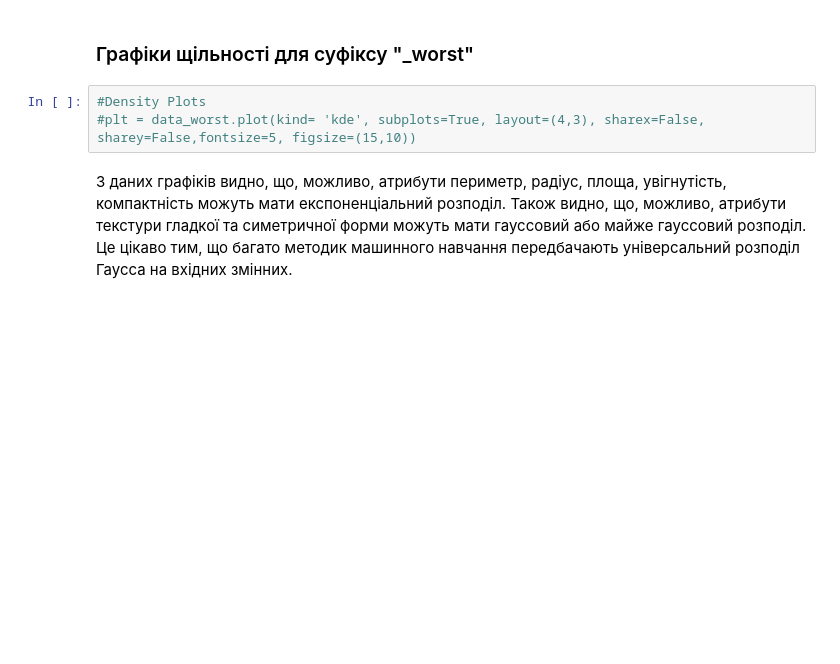
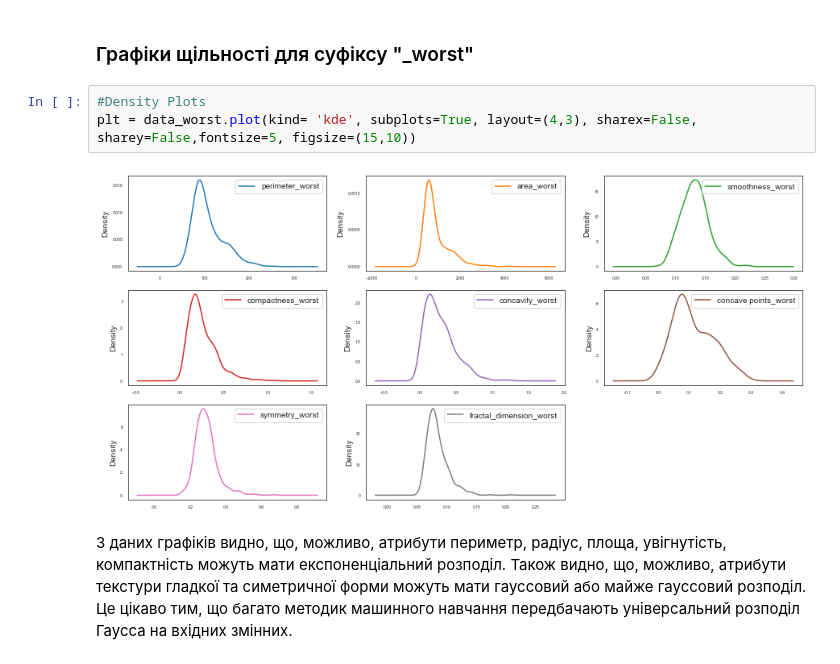
Before and after one commit to YehorDiachenko/Breast-Cancer, a Jupyter notebook: 2 Exploratory Data Analysis.ipynb, the cells around one changed output. Saved outputs shown, nothing was run; the diff lists cells and outputs as text; blank space fills up the shorter version.

```diff
--- a/2 Exploratory Data Analysis.ipynb
+++ b/2 Exploratory Data Analysis.ipynb
@@ -125,7 +185,9 @@ plt = data_mean.plot(kind= 'density', subplots=True, layout=(4,3), sharex=False,
 ### Графіки щільності для суфіксу "_worst"
 # %%
 #Density Plots
-#plt = data_worst.plot(kind= 'kde', subplots=True, layout=(4,3), sharex=False, sharey=False,fontsize=5, figsize=(15,10))
+plt = data_worst.plot(kind= 'kde', subplots=True, layout=(4,3), sharex=False, sharey=False,fontsize=5, figsize=(15,10))
+# %% [output]
+[figure, added]
 # %% [markdown]
 З даних графіків видно, що, можливо, атрибути периметр, радіус, площа, увігнутість, компактність можуть мати експоненціальний розподіл. Також видно, що, можливо, атрибути текстури гладкої та симетричної форми можуть мати гауссовий або майже гауссовий розподіл. Це цікаво тим, що багато методик машинного навчання передбачають універсальний розподіл Гаусса на вхідних змінних.
 # %% [markdown]
```
Also changed, not shown: parts of 17 cells of this notebook.
